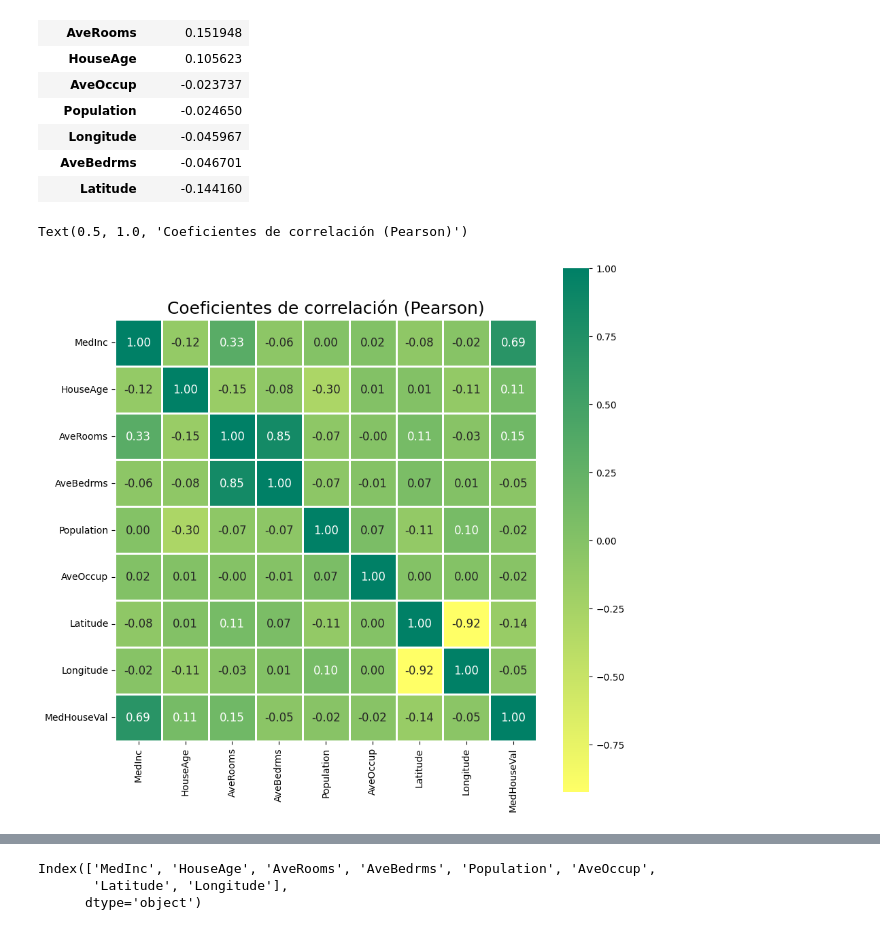
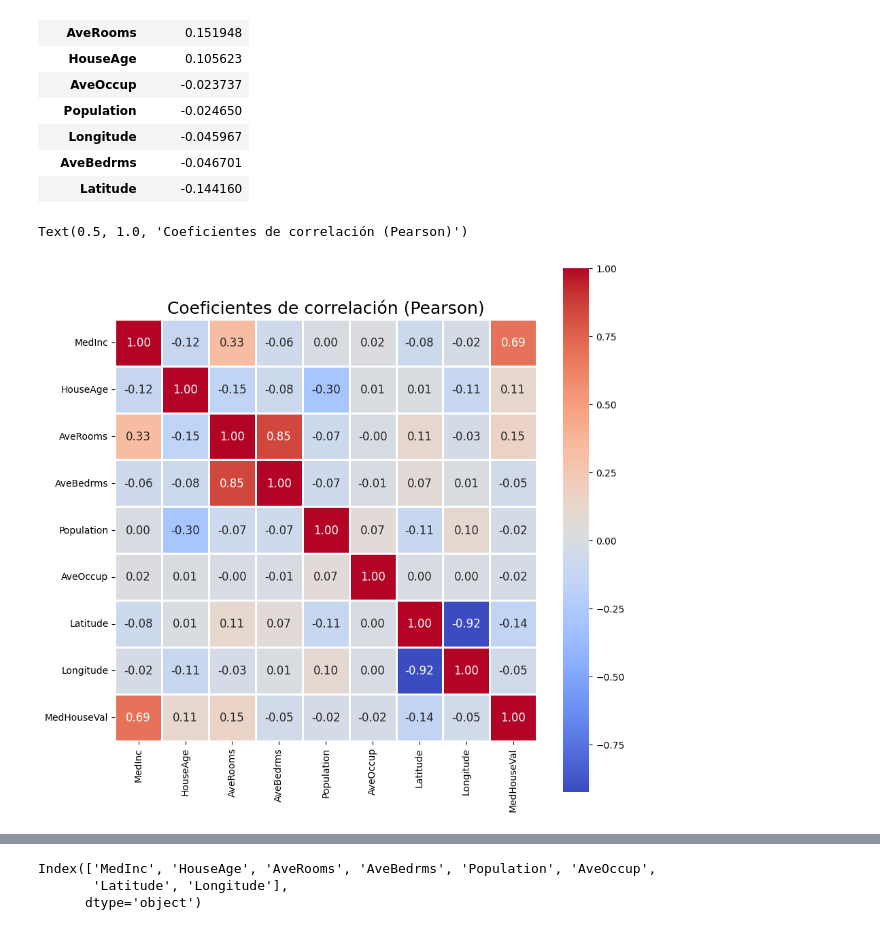
Before and after one commit to ctalamilla/tp2-introIA-CEIA, a Jupyter notebook: CEIA_IIA_TP2.ipynb, the cells around one changed output, grey strips where cells are left out. Drawn from its saved outputs; the diff is of its cells as text; code cells hidden in the pictures.

```diff
--- a/CEIA_IIA_TP2.ipynb
+++ b/CEIA_IIA_TP2.ipynb
@@ -167,20 +167,20 @@ df_california.corr()[['MedHouseVal']].sort_values(['MedHouseVal'], ascending=Fal
 # %%
 plt.figure(figsize = (5,5))
 sns.heatmap(df_california.corr(),
             cbar = True,
             square = True,
             annot=True,
             fmt= '.2f',
             annot_kws={'size': 12},
-            cmap= 'summer_r',
+            cmap= 'coolwarm',
             linewidths=1)
 plt.xticks(rotation = 90)
 #plt.yticks(rotation = 45)
 plt.gcf().set_size_inches(10, 10)
 plt.title("Coeficientes de correlación (Pearson)", fontsize = 18, color = "black")
 # %% [output]
 Text(0.5, 1.0, 'Coeficientes de correlación (Pearson)')
-[figure, old version]
+[figure, new version]
 # %%
 plt.figure(figsize = (5,5))
 sns.heatmap(df_california.corr()[['MedHouseVal']].sort_values(['MedHouseVal'], ascending=False),
```
Also changed, not shown: parts of 19 cells of this notebook.
